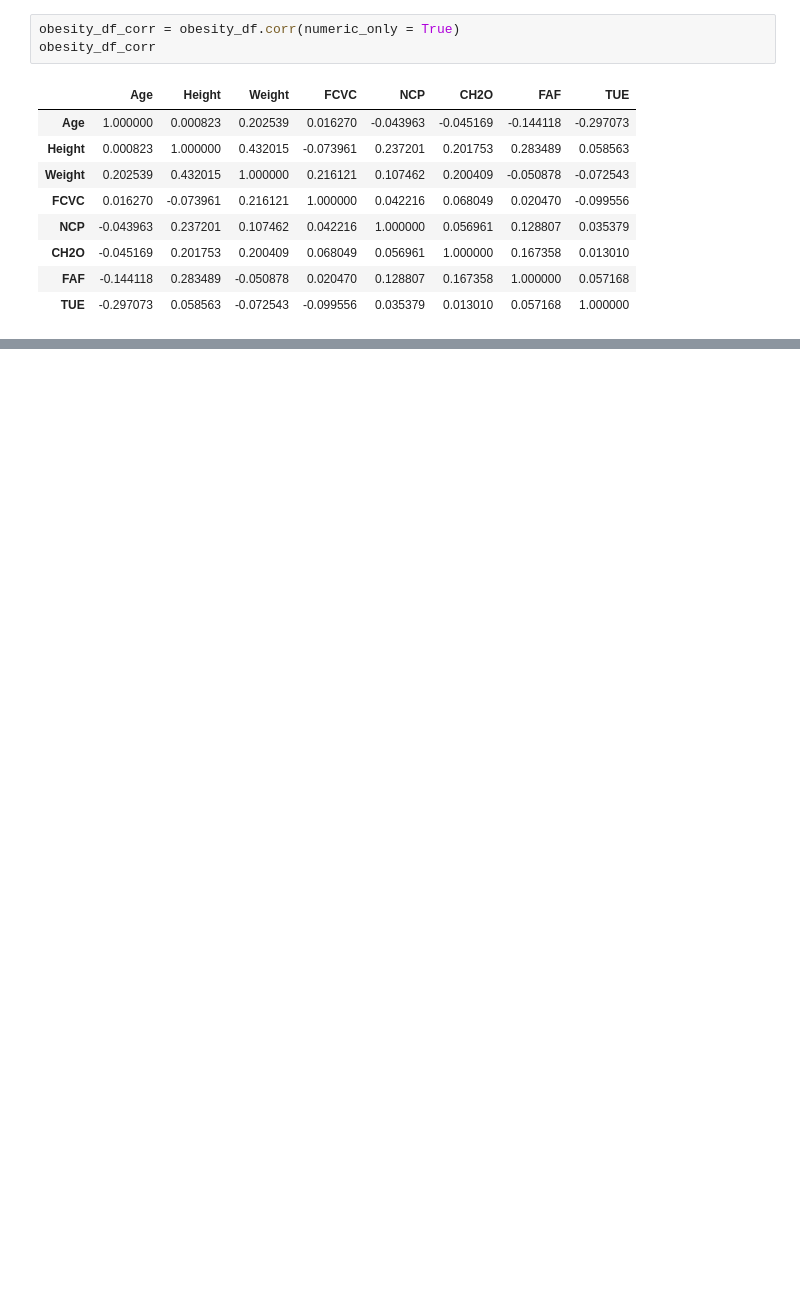
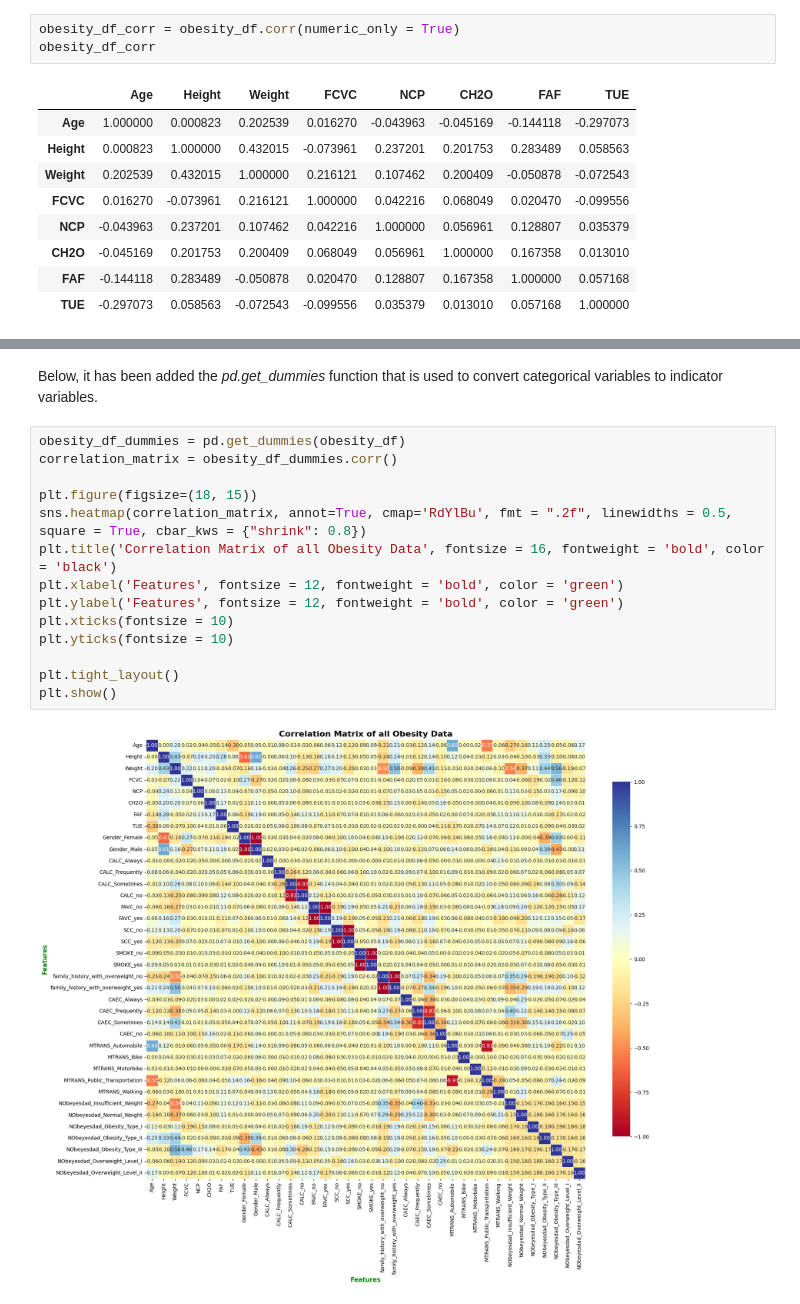
Before and after one commit to letizialanza01/SR_Obesity_Project, a Jupyter notebook: SR_Obesity_Project.ipynb, the cells around one changed output, grey strips where cells are left out. Drawn from its saved outputs; the diff is of its cells as text; blank space fills up the shorter version.

Commit message:
add correlation matrix

```diff
--- a/SR_Obesity_Project.ipynb
+++ b/SR_Obesity_Project.ipynb
@@ -737,0 +742,18 @@ plt.show()
+# %% [markdown]
+Below, it has been added the *pd.get_dummies* function that is used to convert categorical variables to indicator variables.
+# %%
+obesity_df_dummies = pd.get_dummies(obesity_df)
+correlation_matrix = obesity_df_dummies.corr()
+
+plt.figure(figsize=(18, 15))
+sns.heatmap(correlation_matrix, annot=True, cmap='RdYlBu', fmt = ".2f", linewidths = 0.5, square = True, cbar_kws = {"shrink": 0.8})
+plt.title('Correlation Matrix of all Obesity Data', fontsize = 16, fontweight = 'bold', color = 'black')
+plt.xlabel('Features', fontsize = 12, fontweight = 'bold', color = 'green')
+plt.ylabel('Features', fontsize = 12, fontweight = 'bold', color = 'green')
+plt.xticks(fontsize = 10)
+plt.yticks(fontsize = 10)
+
+plt.tight_layout()
+plt.show()
+# %% [output]
+[figure, added]
```
Also changed, not shown: parts of 2 cells of this notebook.
